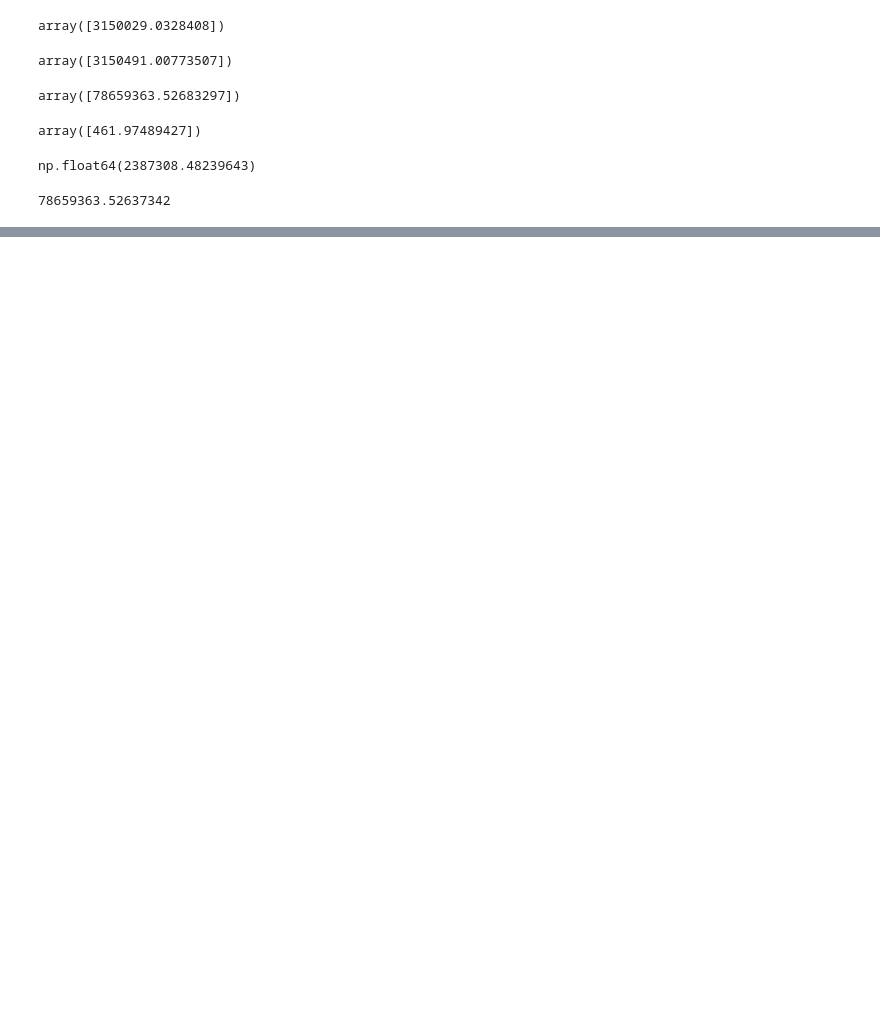
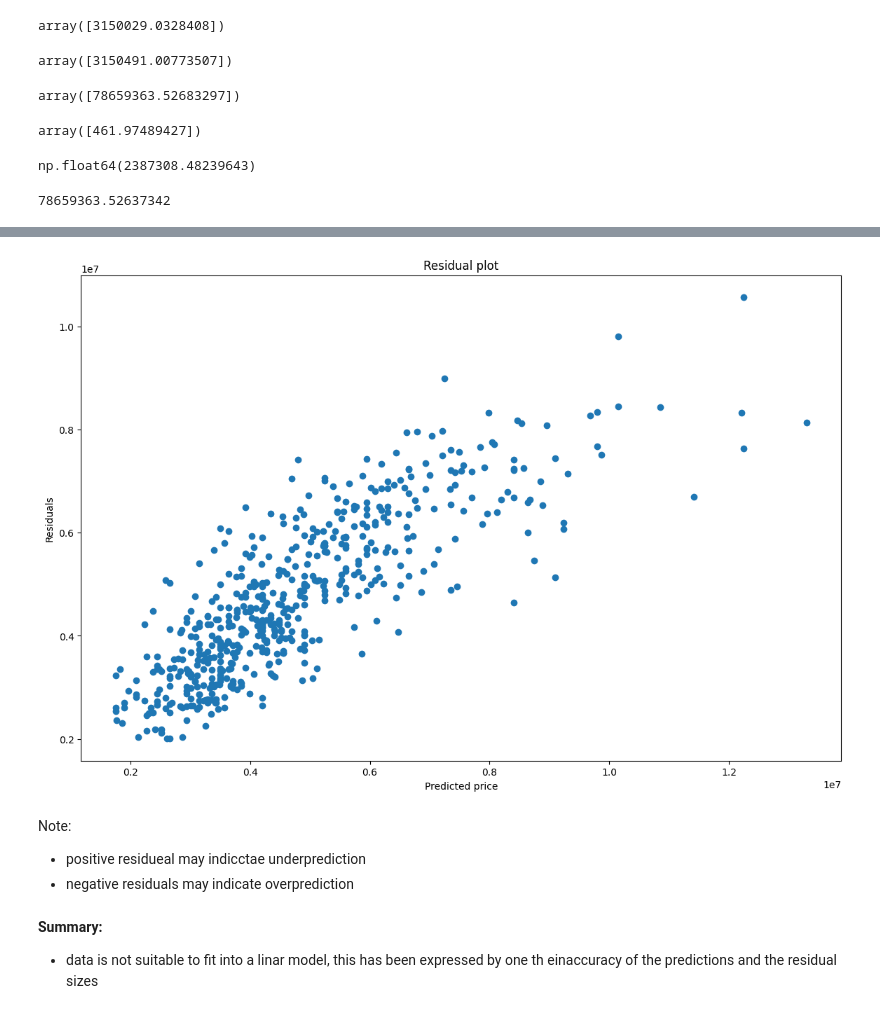
Before and after one commit to JosephRidge/Analysis101, a Jupyter notebook: linear_reg.ipynb, the cells around one changed output, grey strips where cells are left out. Drawn from its saved outputs; the diff is of its cells as text; code cells hidden in the pictures; blank space fills up the shorter version.

```diff
--- a/linear_reg.ipynb
+++ b/linear_reg.ipynb
@@ -153,0 +418,18 @@ np.float64(2387308.48239643)
+# %%
+plt.figure(figsize=(14,9))
+plt.scatter(y_actual, y_predict)
+# plt.plot([y_actual.min(), y_actual.max()],[y_actual.min(), y_actual.max()], 'r--' )
+plt.xlabel('Predicted price')
+plt.ylabel('Residuals')
+plt.title('Residual plot')
+plt.show()
+# %% [output]
+[figure, added]
+# %% [markdown]
+Note:
+- positive residueal may indicctae underprediction
+- negative residuals may indicate overprediction
+# %% [markdown]
+**Summary:**
+
+- data is not suitable to fit into a linar model, this has been expressed by one th einaccuracy of the predictions and the residual sizes
```
Also changed, not shown: parts of 44 cells of this notebook.
